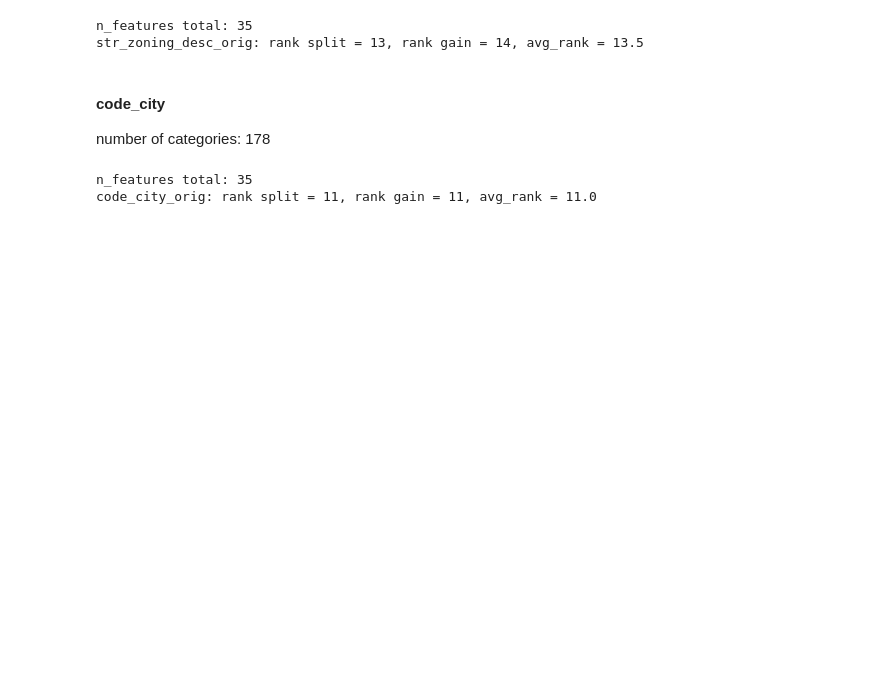
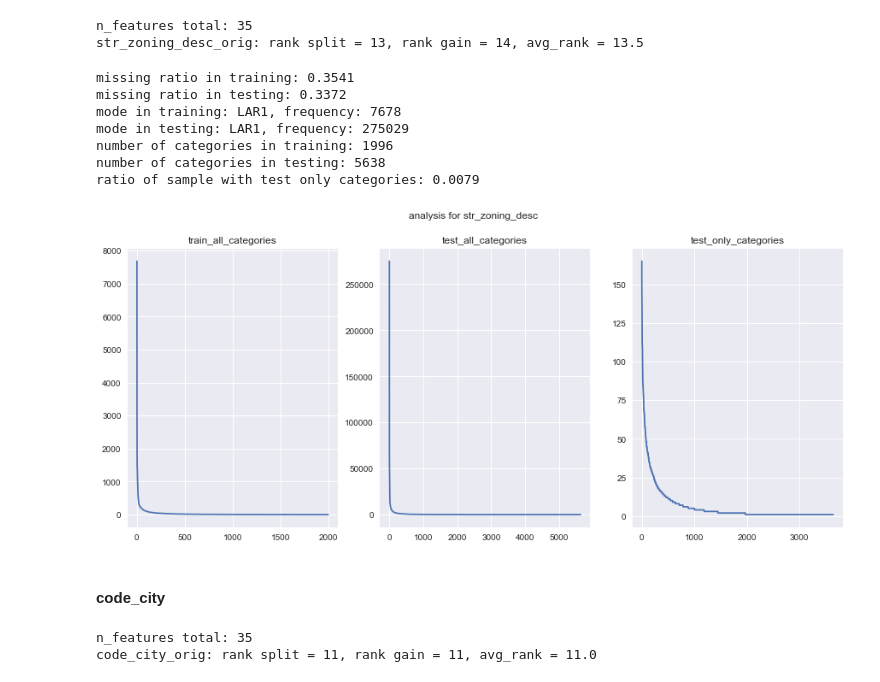
Before and after one commit to mqkh515/udacityMLND, a Jupyter notebook: projects/capstone/model_iteration.ipynb, the cells around one changed output. Saved outputs shown, nothing was run; the diff lists cells and outputs as text; code cells hidden in the pictures; blank space fills up the shorter version.

```diff
--- a/projects/capstone/model_iteration.ipynb
+++ b/projects/capstone/model_iteration.ipynb
@@ -682,9 +744,19 @@ z.feature_importance_rank(gbm, 'str_zoning_desc_orig')
 # %% [output]
 n_features total: 35
 str_zoning_desc_orig: rank split = 13, rank gain = 14, avg_rank = 13.5
+# %%
+class3_var_analysis('str_zoning_desc')
+# %% [output]
+missing ratio in training: 0.3541
+missing ratio in testing: 0.3372
+mode in training: LAR1, frequency: 7678
+mode in testing: LAR1, frequency: 275029
+number of categories in training: 1996
+number of categories in testing: 5638
+ratio of sample with test only categories: 0.0079
+[figure, added]
 # %% [markdown]
 #### code_city
-number of categories: 178
 # %%
 train_x_local = train_x.copy()
 train_x_local['code_city_orig'] = train_data['regionidcity']
```
Also changed, not shown: parts of 16 cells of this notebook, 1 other file.
